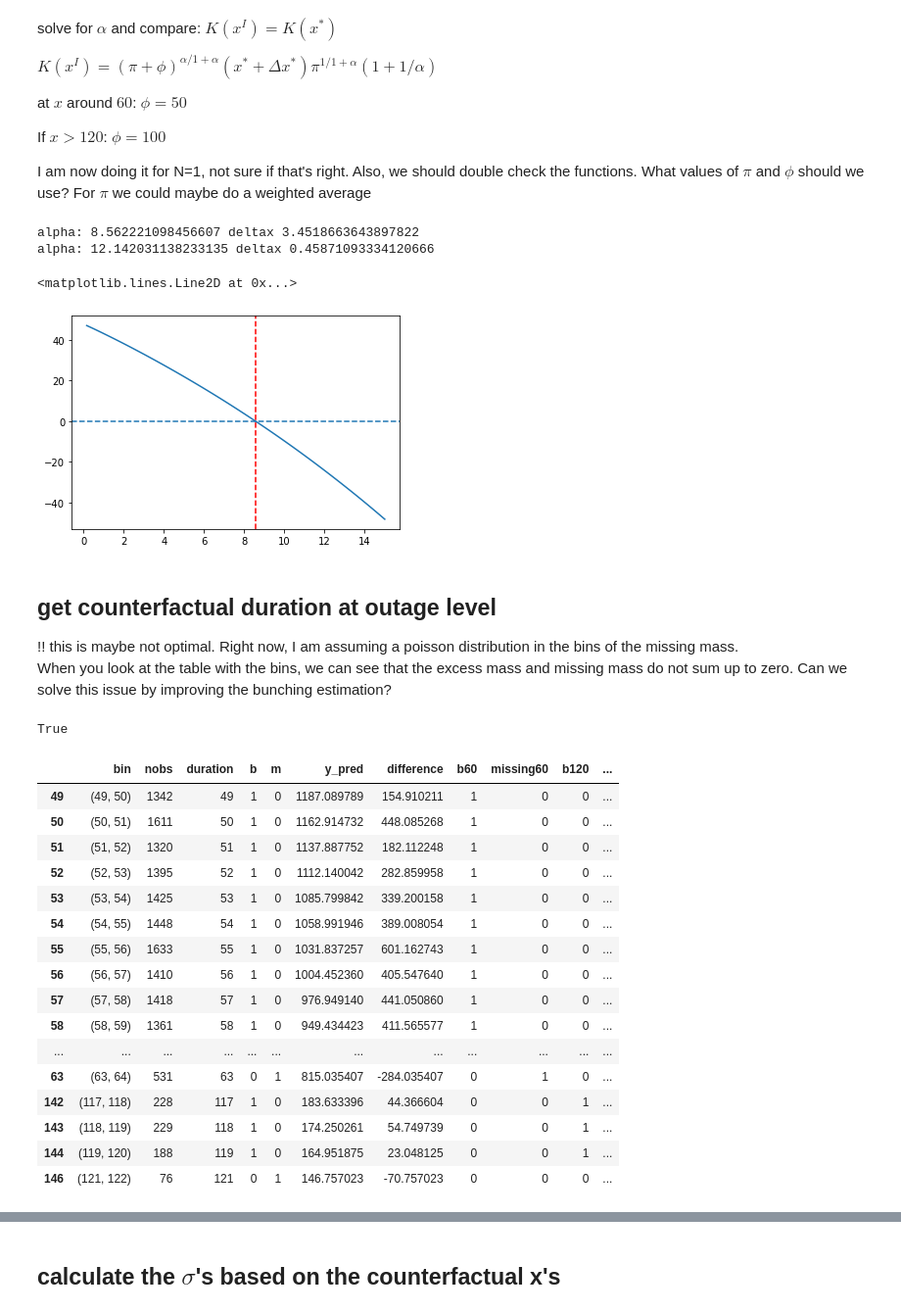
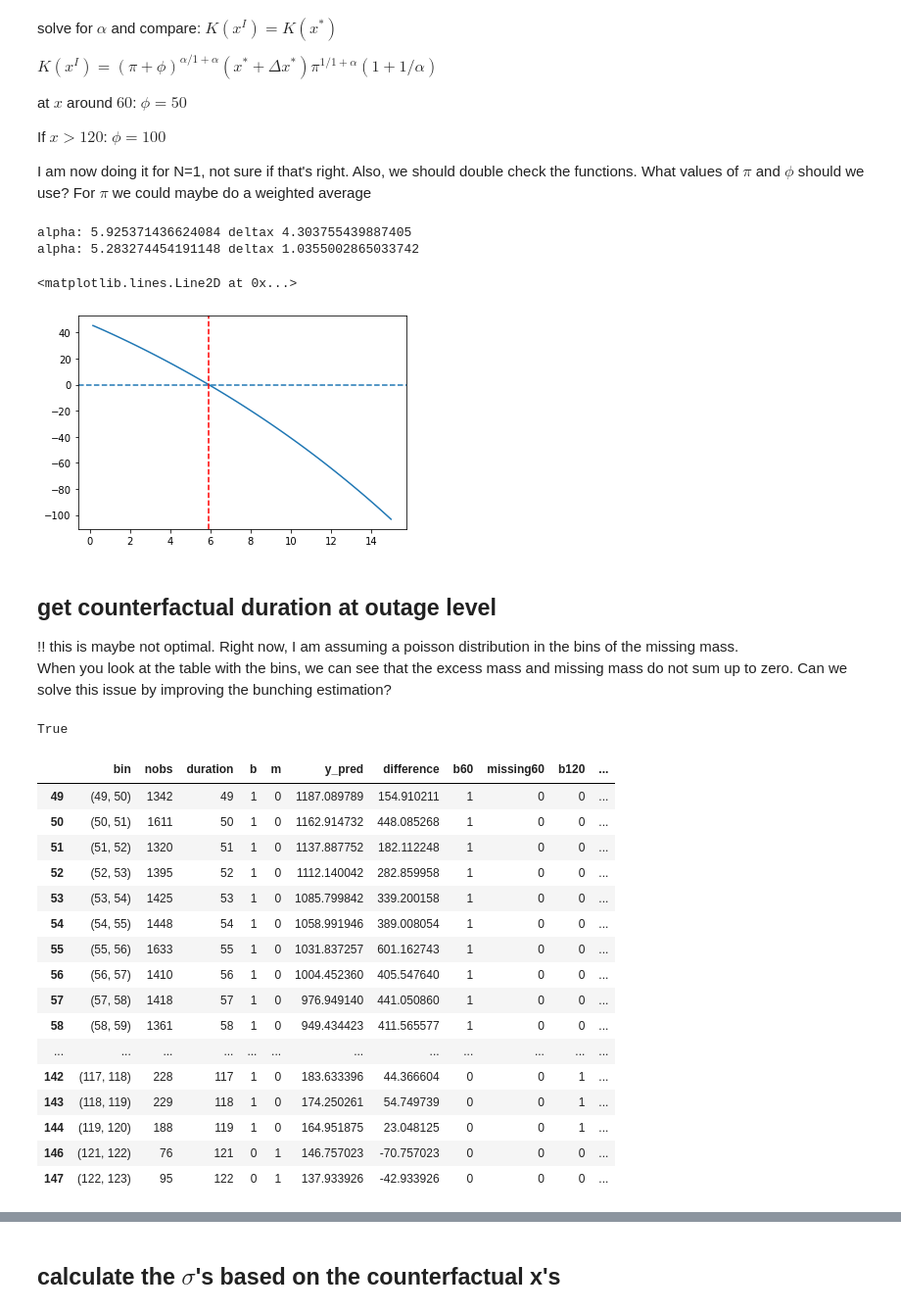
Before and after one commit to paulaleoni/delhi_outages, a Jupyter notebook: src/bunching.ipynb, the cells around one changed output, grey strips where cells are left out. Shown at 98% size. Drawn from its saved outputs; the diff is of its cells as text; code cells hidden in the pictures.

```diff
--- a/src/bunching.ipynb
+++ b/src/bunching.ipynb
@@ -45,6 +49,10 @@ data = data.loc[data.noofcustomersaffected >= 100]
 
 data.reset_index(drop = True)
 
+# there is probably some rounding issue in unserveredmuduetooutage
+# if it is 0 we replace it with 0.00001
+data.loc[data.unservedmuduetooutage.isna() ,'unservedmuduetooutage'] = 0.00001
+
 
 # keep one firm
 #data = data.loc[data.discom == 'tata',]
@@ -255,9 +268,9 @@ total bunching 4.303755439887405
 # %%
 # bunching at x = 120
 bsize = 1
-ex_reg = 2
+ex_reg = 10
 z = 119
-z_lower120 = z - ex_reg * bsize
+z_lower120 = z - 5 * bsize
 missing120 = z + ex_reg * bsize
 
 # define bins
@@ -360,42 +373,42 @@ If $x>120$: $\phi = 100$
 
 I am now doing it for N=1, not sure if that's right. Also, we should double check the functions. What values of $\pi$ and $\phi$ should we use? For $\pi$ we could maybe do a weighted average
 # %%
-alpha60 = tools.solve_alpha(60, bunch60.get_deltaX(), pi, phi=50/60, phi120 = 100/60, startingvalue = 10)
-alpha120 = tools.solve_alpha(120, bunch120.get_deltaX(), pi, phi=50/60, phi120 = 100/60, startingvalue=10)
+alpha60 = tools.solve_alpha(60, bunch60.total_bunch(), pi, phi=50/60, phi120 = 100/60, startingvalue = 10)
+alpha120 = tools.solve_alpha(120, bunch120.total_bunch(), pi, phi=50/60, phi120 = 100/60, startingvalue=10)
 
-print('alpha:',alpha60, 'deltax', bunch60.get_deltaX())
-print('alpha:',alpha120, 'deltax', bunch120.get_deltaX())
+print('alpha:',alpha60, 'deltax', bunch60.total_bunch())
+print('alpha:',alpha120, 'deltax', bunch120.total_bunch())
 
 alpha = alpha60
 #alpha = 0.8
 
 # plot indifference as a function of alpha
-delta_x = bunch60.get_deltaX()
+delta_x = bunch60.total_bunch()
 def sigmaI(a):
     return (60 + delta_x)*(pi)**(1/(1+a))
 
 def  xI(a):
     return  sigmaI(a) * (pi+50/60)**(-1/(1+a))
 
 def L(a):
     return tools.K(xI(a), sigmaI(a), pi=pi, phi=50/60, phi120 = 100/60,alpha=a, N=1)
 
 def R(a):
     return pi*60 + tools.C(60, sigmaI(a), a)
 
 def solution(a):
     return L(a) - R(a)
 
 alphas = np.linspace(0,15, 100)
 sol =  [solution(a) for a in alphas]
 plt.plot(alphas,sol)
 plt.axhline(0, linestyle = 'dashed')
 plt.axvline(alpha60, linestyle='dashed', color = 'red')
 # %% [output]
-alpha: 8.562221098456607 deltax 3.4518663643897822
-alpha: 12.142031138233135 deltax 0.45871093334120666
+alpha: 5.925371436624084 deltax 4.303755439887405
+alpha: 5.283274454191148 deltax 1.0355002865033742
 <matplotlib.lines.Line2D at 0x...>
-[figure, old version]
+[figure, new version]
 # %% [markdown]
 ## get counterfactual duration at outage level
 
@@ -408,8 +421,8 @@ cf = cf.loc[:,['bin', 'nobs', 'duration', 'b', 'm','y_pred']]
 
 cf['difference'] = cf.nobs - cf.y_pred
 # make sure that at least one bin is in missing
-upper60 = 60 + bunch60.get_deltaX() + bsize if bunch60.get_deltaX() < bsize else 60 + bunch60.get_deltaX()
-upper120 = 120 + bunch120.get_deltaX() + bsize if bunch120.get_deltaX() < bsize else 120 + bunch120.get_deltaX()
+upper60 = 60 + bunch60.total_bunch() + bsize
+upper120 = 120 + bunch120.total_bunch() + bsize
 # create dummies
 cf['b60'] = cf.apply(lambda row: 1 if (row.b ==1) & (row.duration <= missing60) else 0, axis = 1)
 cf['missing60'] = cf.apply(lambda row: 1 if (row.duration > 60) & (row.duration <= upper60) else 0, axis = 1)
@@ -441,11 +454,11 @@ True
 | 57 | (57, 58) | 1418 | 57 | 1 | 0 | 976.949140 | 441.050860 | 1 | 0 | 0 | ... |
 | 58 | (58, 59) | 1361 | 58 | 1 | 0 | 949.434423 | 411.565577 | 1 | 0 | 0 | ... |
 | ... | ... | ... | ... | ... | ... | ... | ... | ... | ... | ... | ... |
-| 63 | (63, 64) | 531 | 63 | 0 | 1 | 815.035407 | -284.035407 | 0 | 1 | 0 | ... |
 | 142 | (117, 118) | 228 | 117 | 1 | 0 | 183.633396 | 44.366604 | 0 | 0 | 1 | ... |
 | 143 | (118, 119) | 229 | 118 | 1 | 0 | 174.250261 | 54.749739 | 0 | 0 | 1 | ... |
 | 144 | (119, 120) | 188 | 119 | 1 | 0 | 164.951875 | 23.048125 | 0 | 0 | 1 | ... |
 | 146 | (121, 122) | 76 | 121 | 0 | 1 | 146.757023 | -70.757023 | 0 | 0 | 0 | ... |
+| 147 | (122, 123) | 95 | 122 | 0 | 1 | 137.933926 | -42.933926 | 0 | 0 | 0 | ... |
 # %%
 
 ## difference in b60 need to be distributed to missing mass
```
Also changed, not shown: parts of 21 cells of this notebook, 1 other file.
